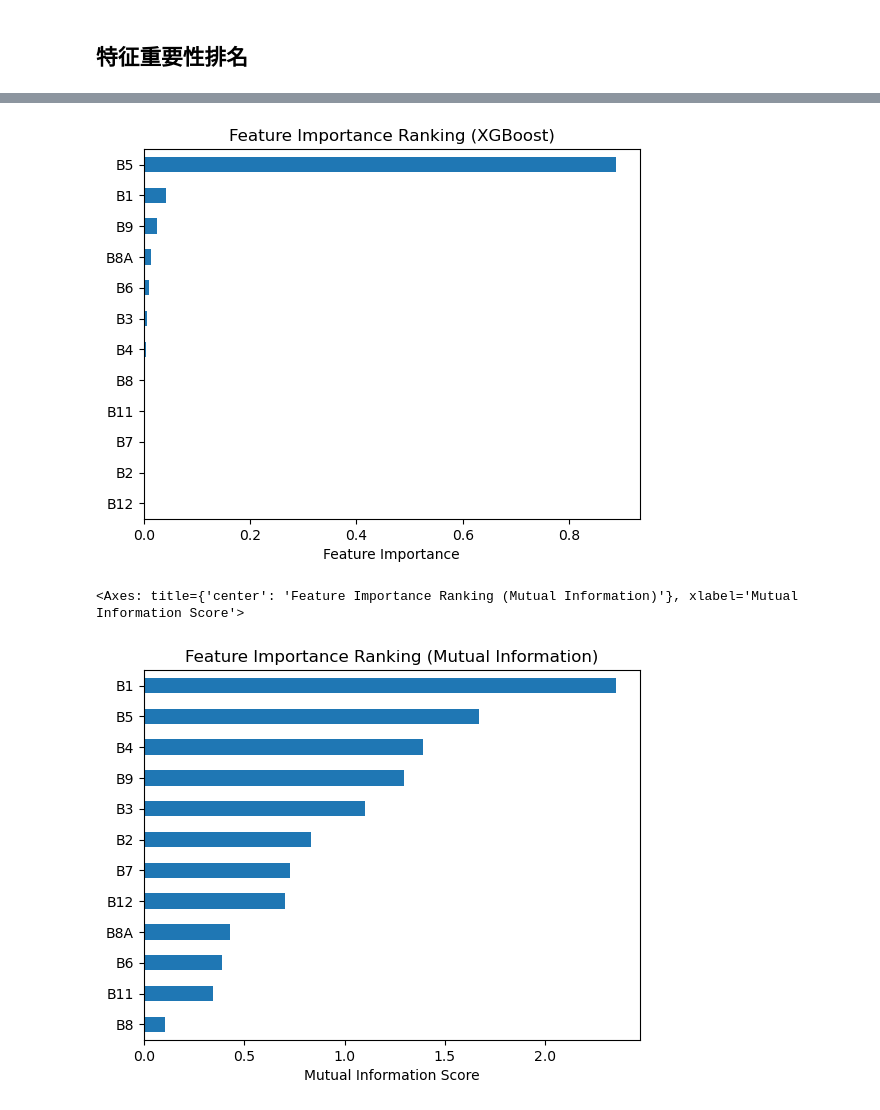
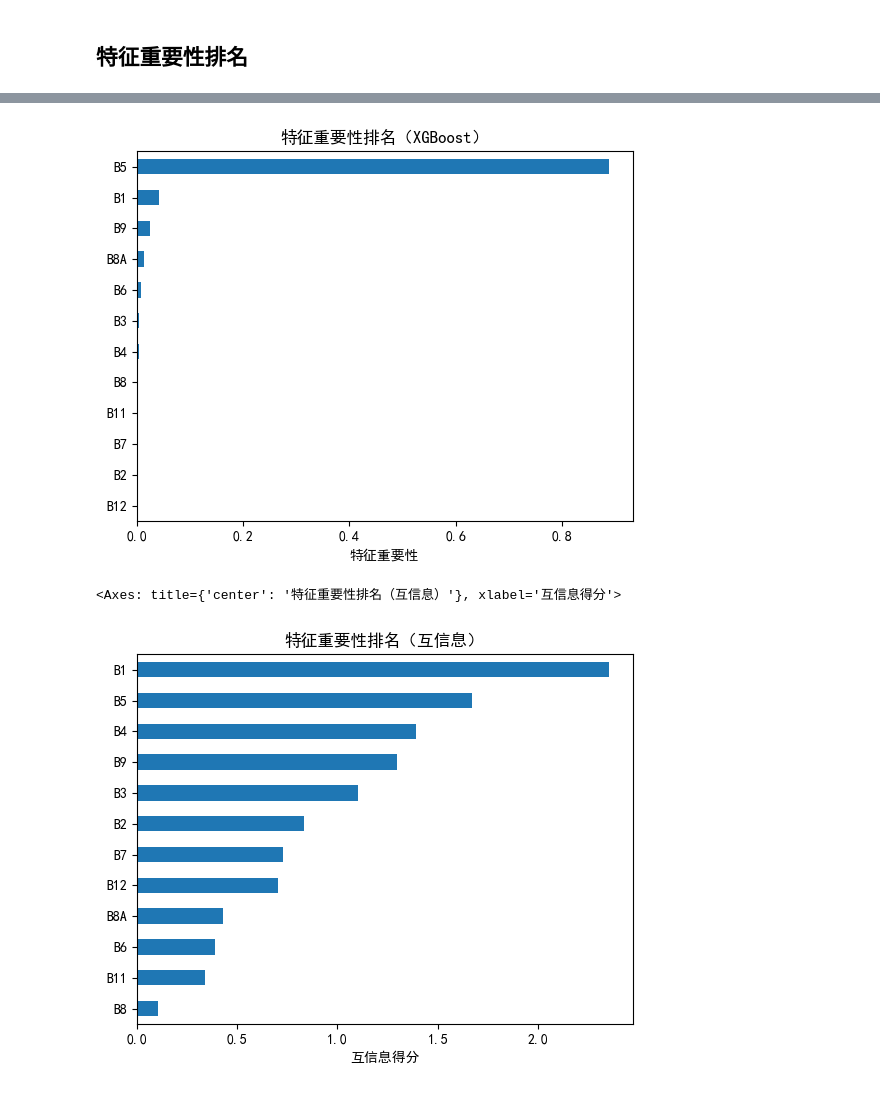
Before and after one commit to NtskwK/GraduationProject, a Jupyter notebook: importance.ipynb, the cells around one changed output, grey strips where cells are left out. Saved outputs shown, nothing was run; the diff lists cells and outputs as text; code cells hidden in the pictures.

```diff
--- a/importance.ipynb
+++ b/importance.ipynb
@@ -2,6 +2,9 @@
 import pandas as pd
 import matplotlib.pyplot as plt
 from sklearn.ensemble import RandomForestRegressor
+
+plt.rcParams["font.sans-serif"] = ["SimHei"]
+
 
 # 读取数据
 rfr_importance = pd.read_csv("dataset_train.csv")
@@ -53,26 +56,26 @@ model.fit(X, y)
 xgb_importance = pd.Series(model.feature_importances_, index=X_cols).sort_values(ascending=True)
 xgb_importance.plot(
     kind="barh",
-    title="Feature Importance Ranking (XGBoost)",
-    xlabel="Feature Importance",
+    title="特征重要性排名（XGBoost）",
+    xlabel="特征重要性",
 )
 plt.show()
 # %% [output]
-[figure, old version]
+[figure, new version]
 # %%
 from sklearn.feature_selection import mutual_info_regression
 
 # 互信息
 mi_scores = mutual_info_regression(X, y, random_state=42)
 mi_importance = pd.Series(mi_scores, index=X_cols).sort_values(ascending=True)
 mi_importance.plot(
     kind="barh",
-    title="Feature Importance Ranking (Mutual Information)",
-    xlabel="Mutual Information Score",
+    title="特征重要性排名（互信息）",
+    xlabel="互信息得分",
 )
 # %% [output]
-<Axes: title={'center': 'Feature Importance Ranking (Mutual Information)'}, xlabel='Mutual Information Score'>
+<Axes: title={'center': '特征重要性排名（互信息）'}, xlabel='互信息得分'>
-[figure, old version]
+[figure, new version]
 # %%
 from sklearn.linear_model import LassoCV
 import numpy as np
```
Also changed, not shown: parts of 4 cells of this notebook, 4 other files.
